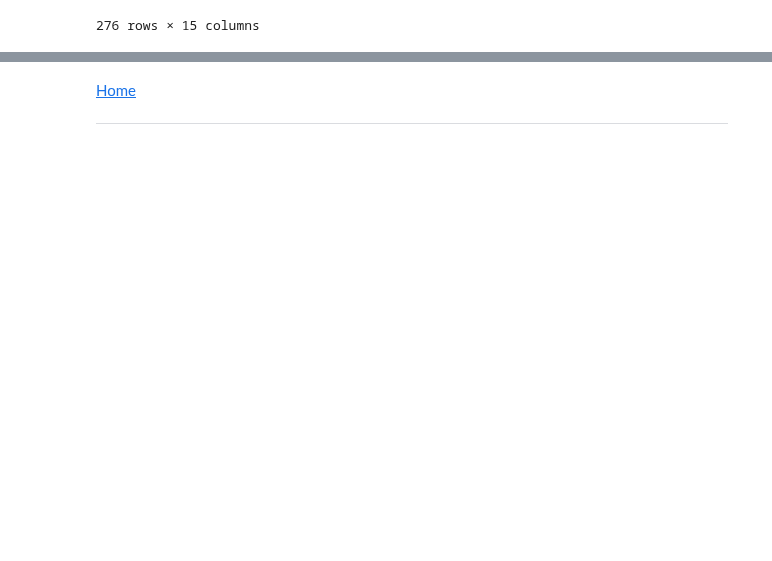
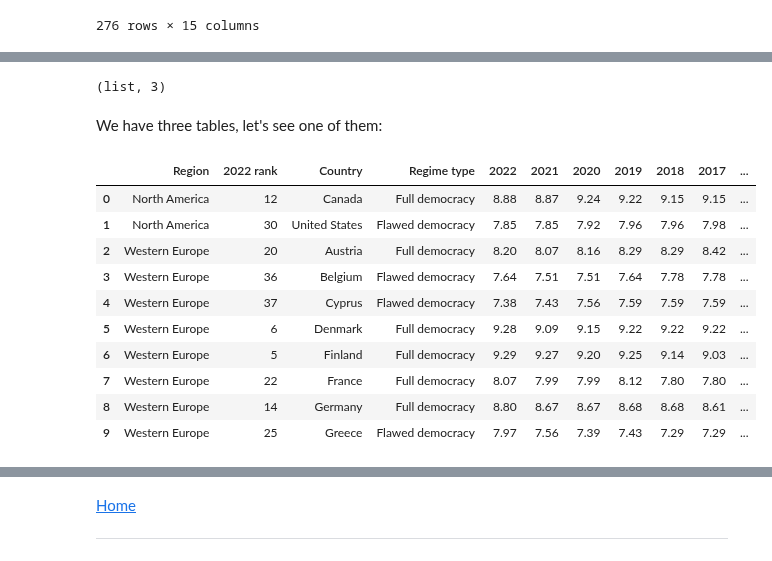
Before and after one commit to eScienceWinterSchool/PythonSession, a Jupyter notebook: index.ipynb, the cells around one changed output, grey strips where cells are left out. Drawn from its saved outputs; the diff is of its cells as text; code cells hidden in the pictures; blank space fills up the shorter version.

```diff
--- a/index.ipynb
+++ b/index.ipynb
@@ -87,0 +119,6 @@ hdiFile
+# %%
+linkwiki='https://en.wikipedia.org/wiki/The_Economist_Democracy_Index' # link of the main web page
+
+sortableTables=pd.read_html(io=linkwiki,# this is the link to main webpage
+                            flavor='bs4',# you want pandas to use bs4
+                            attrs={"class": "wikitable sortable"}) # an attribute of the table to scrape
@@ -87,0 +132,22 @@ hdiFile
+# %%
+# what you got, and many you got
+type(sortableTables), len(sortableTables)
+# %% [output]
+(list, 3)
+# %% [markdown]
+We have three tables, let's see one of them:
+# %%
+# let's see the second one
+sortableTables[1].head(10)
+# %% [output]
+|  | Region | 2022 rank | Country | Regime type | 2022 | 2021 | 2020 | 2019 | 2018 | 2017 | ... |
+| 0 | North America | 12 | Canada | Full democracy | 8.88 | 8.87 | 9.24 | 9.22 | 9.15 | 9.15 | ... |
+| 1 | North America | 30 | United States | Flawed democracy | 7.85 | 7.85 | 7.92 | 7.96 | 7.96 | 7.98 | ... |
+| 2 | Western Europe | 20 | Austria | Full democracy | 8.20 | 8.07 | 8.16 | 8.29 | 8.29 | 8.42 | ... |
+| 3 | Western Europe | 36 | Belgium | Flawed democracy | 7.64 | 7.51 | 7.51 | 7.64 | 7.78 | 7.78 | ... |
+| 4 | Western Europe | 37 | Cyprus | Flawed democracy | 7.38 | 7.43 | 7.56 | 7.59 | 7.59 | 7.59 | ... |
+| 5 | Western Europe | 6 | Denmark | Full democracy | 9.28 | 9.09 | 9.15 | 9.22 | 9.22 | 9.22 | ... |
+| 6 | Western Europe | 5 | Finland | Full democracy | 9.29 | 9.27 | 9.20 | 9.25 | 9.14 | 9.03 | ... |
+| 7 | Western Europe | 22 | France | Full democracy | 8.07 | 7.99 | 7.99 | 8.12 | 7.80 | 7.80 | ... |
+| 8 | Western Europe | 14 | Germany | Full democracy | 8.80 | 8.67 | 8.67 | 8.68 | 8.68 | 8.61 | ... |
+| 9 | Western Europe | 25 | Greece | Flawed democracy | 7.97 | 7.56 | 7.39 | 7.43 | 7.29 | 7.29 | ... |
```
Also changed, not shown: parts of 15 cells of this notebook, 4 other files.
